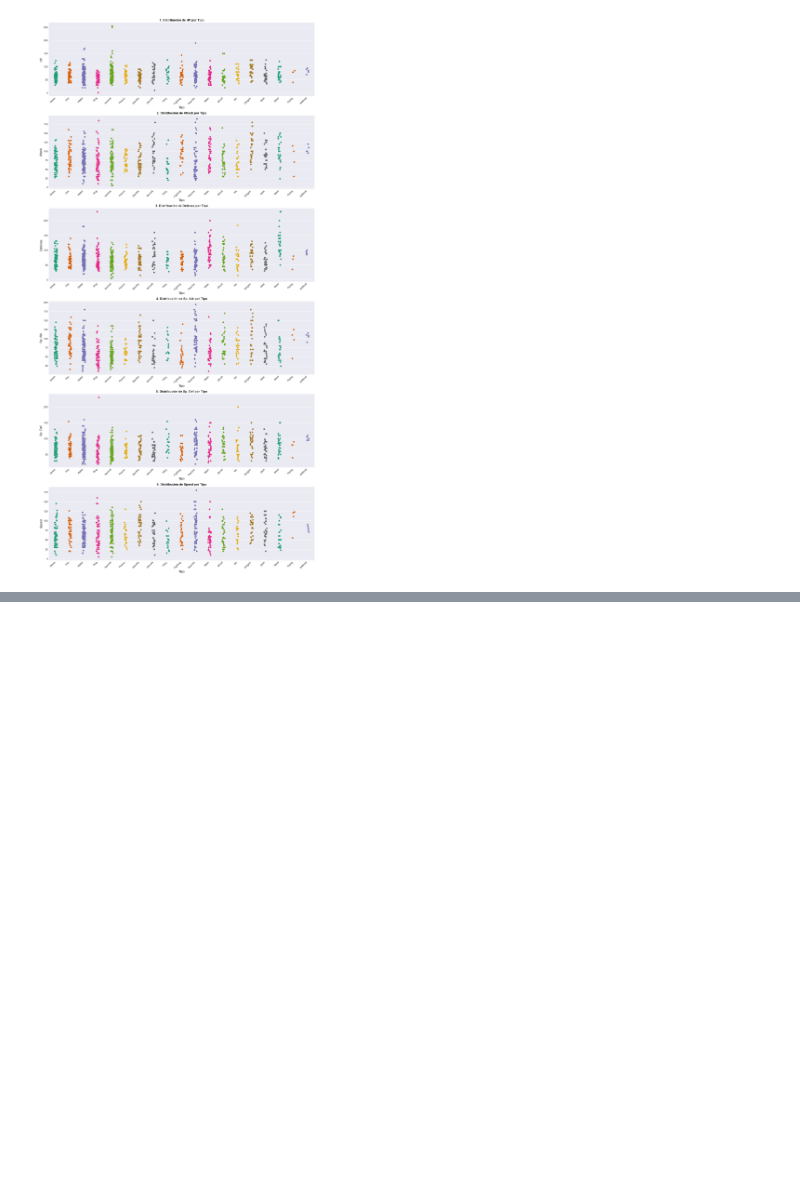
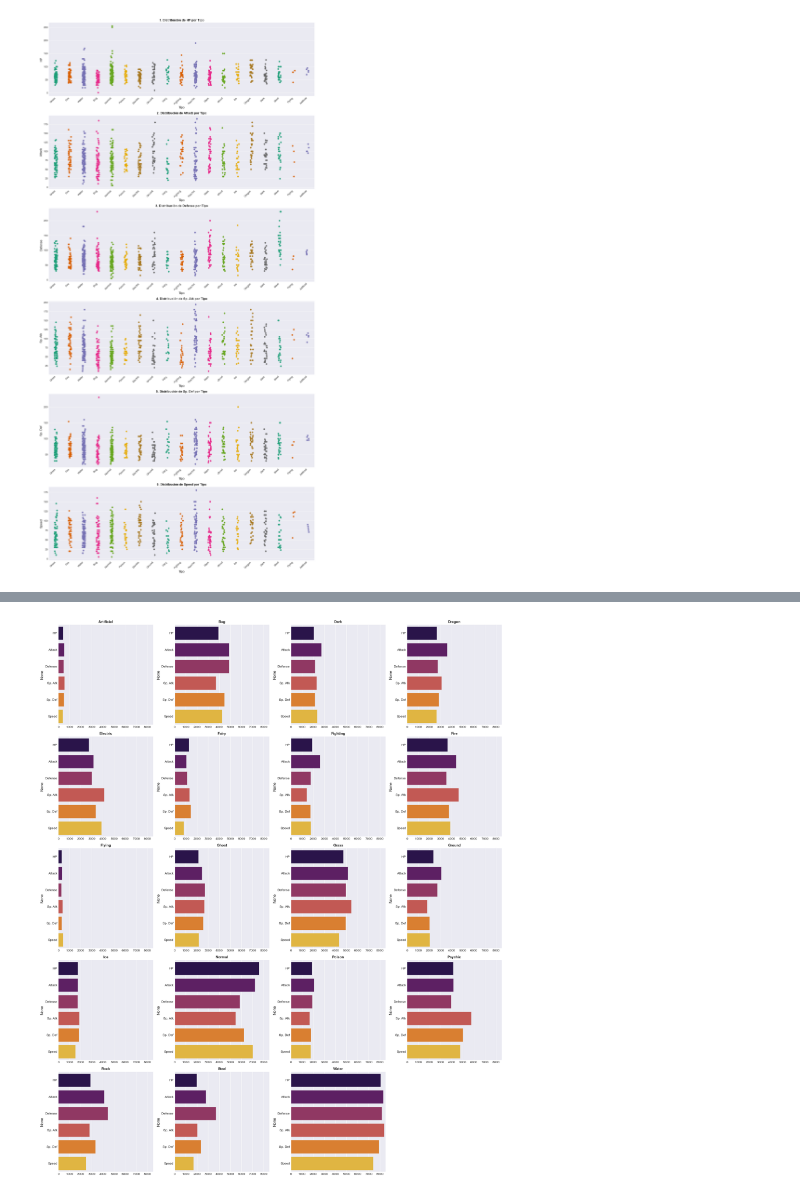
Before and after one commit to Danny88e/ECBD-9A-IDGS-Practicas_230040, a Jupyter notebook: Practica 3/AnalisisDatos.ipynb, the cells around one changed output, grey strips where cells are left out. Drawn from its saved outputs; the diff is of its cells as text; code cells hidden in the pictures; blank space fills up the shorter version.

```diff
--- a/Practica 3/AnalisisDatos.ipynb
+++ b/Practica 3/AnalisisDatos.ipynb
@@ -574,0 +600,19 @@ plt.show()
+# %%
+k = 1
+plt.figure(figsize=(20, 24))
+for i in list_types:
+    plt.subplot(5, 4, k)
+    k = k + 1
+    stats_data_type = pokemons[pokemons.Type == i].sum().drop(['#', 'Name', 'Type', 'Generation', 'Legendary', 'Total', 'Evolution_Level'])
+    sns.barplot(x=stats_data_type.values,
+                y=stats_data_type.index,
+                hue=stats_data_type.index,
+                palette='inferno',
+                legend=False)
+    plt.title(i, fontsize=11, fontweight='bold')
+    plt.xlim(0, 8500)
+
+plt.tight_layout()
+plt.show()
+# %% [output]
+[figure, added]
```
Also changed, not shown: parts of 5 cells of this notebook.
